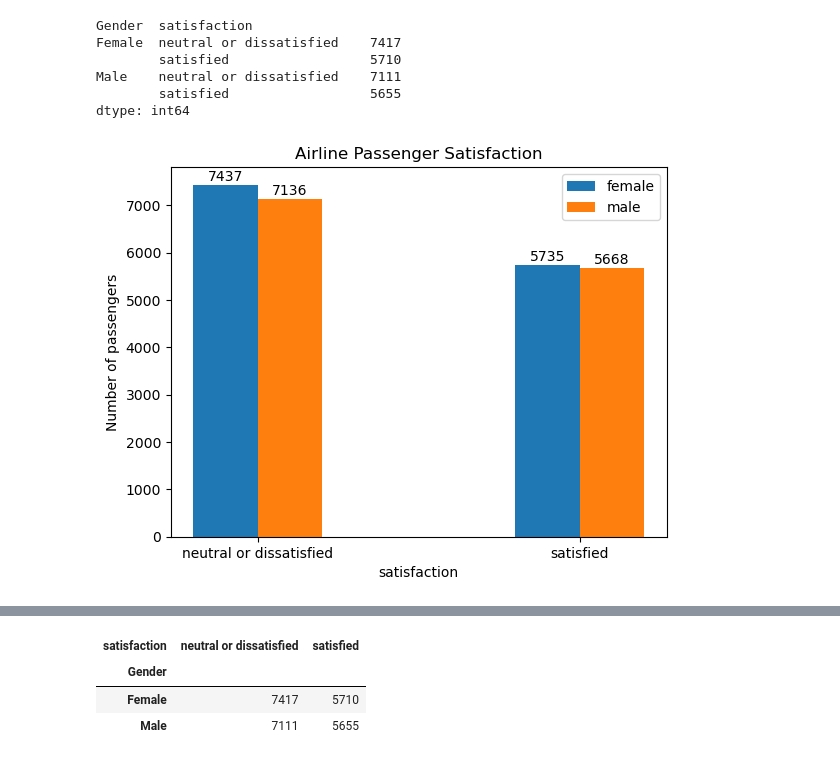
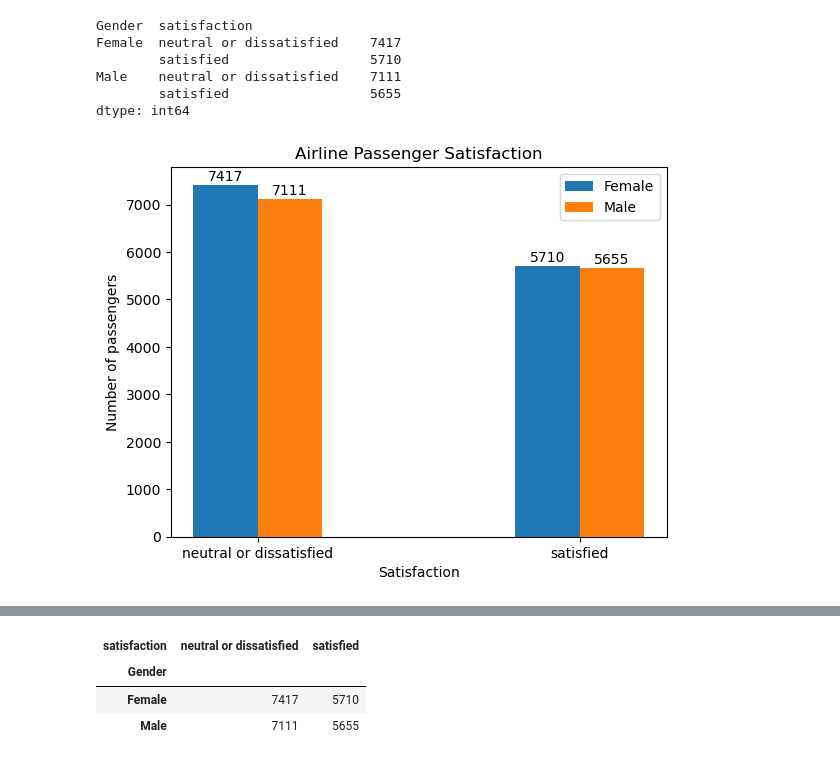
Before and after one commit to PatrycjaData/Airline_Passenger_analysis, a Jupyter notebook: Airline_Passenger_Satisfaction.ipynb, the cells around one changed output, grey strips where cells are left out. Cells and saved outputs as stored; diff of their text form; code cells hidden in the pictures.

```diff
--- a/Airline_Passenger_Satisfaction.ipynb
+++ b/Airline_Passenger_Satisfaction.ipynb
@@ -248,26 +248,30 @@ Male    neutral or dissatisfied    7111
         satisfied                  5655
 dtype: int64
 # %%
-satisfaction = ["neutral or dissatisfied", "satisfied"]
-female_counts = [7437, 5735]
-male_counts = [7136, 5668]
+satisfaction_data = data.groupby(['Gender', 'satisfaction']).size().unstack()
+
+satisfaction = satisfaction_data.columns.tolist()
+female_counts = satisfaction_data.loc['Female'].tolist()
+male_counts = satisfaction_data.loc['Male'].tolist()
 
 x = np.arange(len(satisfaction))
 width = 0.20
 
 fig, ax = plt.subplots()
 
-rects1 = ax.bar(x - width/2, female_counts, width, label='female')
-rects2 = ax.bar(x + width/2, male_counts, width, label='male')
-ax.set_xlabel('satisfaction')
+rects1 = ax.bar(x - width/2, female_counts, width, label='Female')
+rects2 = ax.bar(x + width/2, male_counts, width, label='Male')
+
+ax.set_xlabel('Satisfaction')
 ax.set_ylabel('Number of passengers')
 ax.set_title('Airline Passenger Satisfaction')
 ax.set_xticks(x)
 ax.set_xticklabels(satisfaction)
 ax.legend()
+
 ax.bar_label(rects1, padding=1)
 ax.bar_label(rects2, padding=1)
 
 plt.show()
 # %% [output]
-[figure, old version]
+[figure, new version]
```
Also changed, not shown: parts of 2 cells of this notebook.
